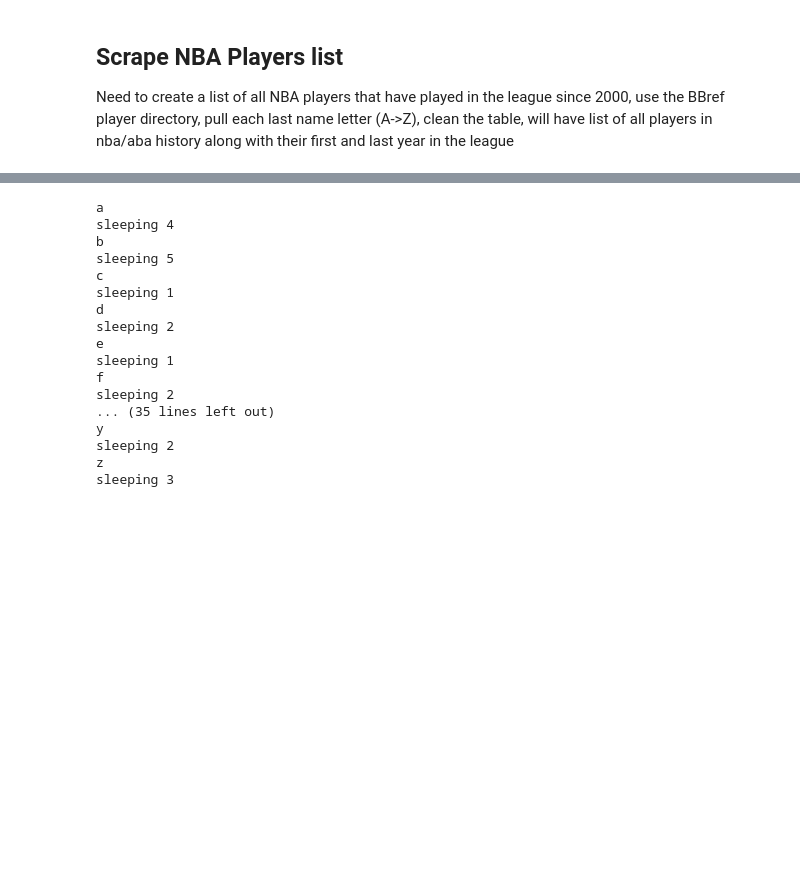
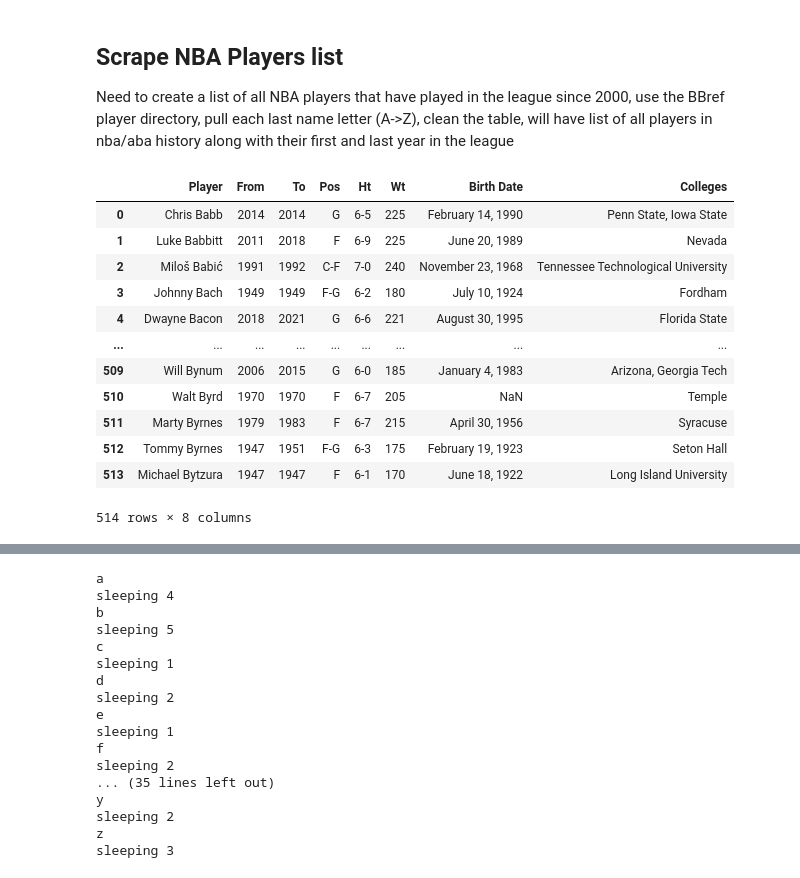
Before and after one commit to ericbackman/nba_data_scraper, a Jupyter notebook: player_game_log_scraping.ipynb, the cells around one changed output, grey strips where cells are left out. Drawn from its saved outputs; the diff is of its cells as text; code cells hidden in the pictures; blank space fills up the shorter version.

```diff
--- a/player_game_log_scraping.ipynb
+++ b/player_game_log_scraping.ipynb
@@ -287,0 +329,16 @@ def clean_players_table(df):
+# %%
+test
+# %% [output]
+|  | Player | From | To | Pos | Ht | Wt | Birth Date | Colleges |
+| 0 | Chris Babb | 2014 | 2014 | G | 6-5 | 225 | February 14, 1990 | Penn State, Iowa State |
+| 1 | Luke Babbitt | 2011 | 2018 | F | 6-9 | 225 | June 20, 1989 | Nevada |
+| 2 | Miloš Babić | 1991 | 1992 | C-F | 7-0 | 240 | November 23, 1968 | Tennessee Technological University |
+| 3 | Johnny Bach | 1949 | 1949 | F-G | 6-2 | 180 | July 10, 1924 | Fordham |
+| 4 | Dwayne Bacon | 2018 | 2021 | G | 6-6 | 221 | August 30, 1995 | Florida State |
+| ... | ... | ... | ... | ... | ... | ... | ... | ... |
+| 509 | Will Bynum | 2006 | 2015 | G | 6-0 | 185 | January 4, 1983 | Arizona, Georgia Tech |
+| 510 | Walt Byrd | 1970 | 1970 | F | 6-7 | 205 | NaN | Temple |
+| 511 | Marty Byrnes | 1979 | 1983 | F | 6-7 | 215 | April 30, 1956 | Syracuse |
+| 512 | Tommy Byrnes | 1947 | 1951 | F-G | 6-3 | 175 | February 19, 1923 | Seton Hall |
+| 513 | Michael Bytzura | 1947 | 1947 | F | 6-1 | 170 | June 18, 1922 | Long Island University |
+514 rows × 8 columns
```
Also changed, not shown: parts of 31 cells of this notebook, 1 other file.
